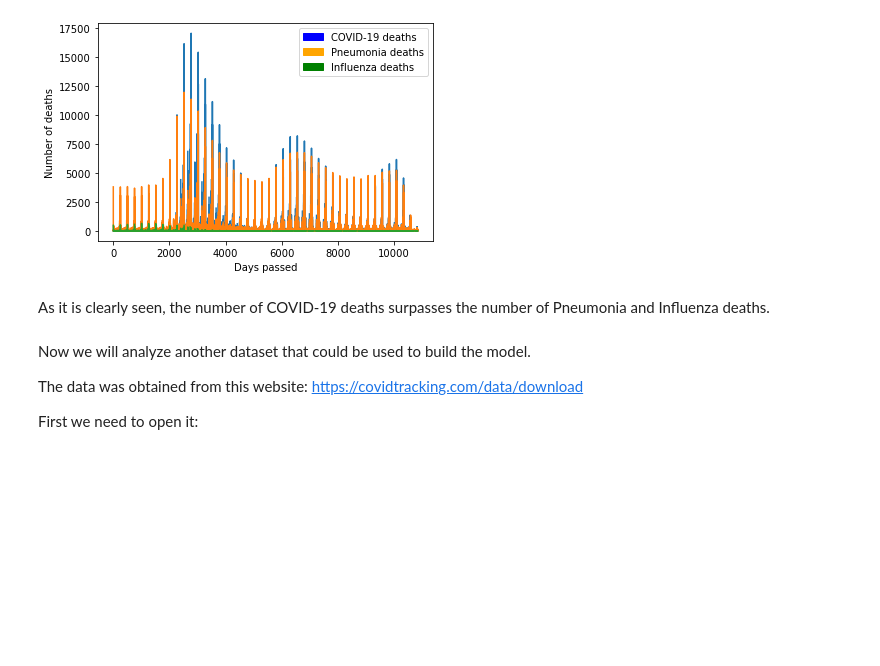
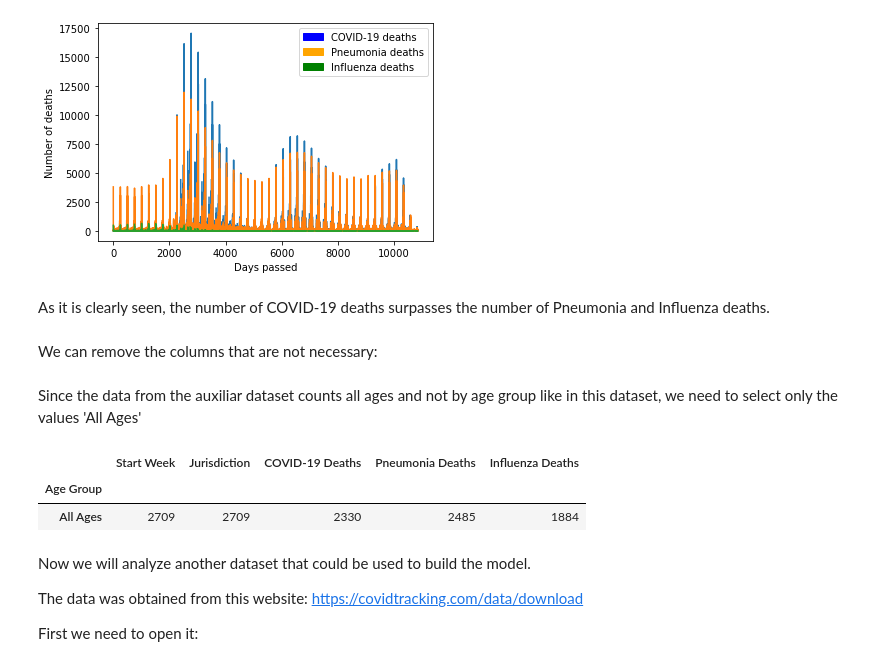
Before and after one commit to SamuelAlves96/DataScience4Covid19, a Jupyter notebook: trabalho_sib_covid.ipynb, the cells around one changed output. Cells and saved outputs as stored; diff of their text form; code cells hidden in the pictures; blank space fills up the shorter version.

```diff
--- a/trabalho_sib_covid.ipynb
+++ b/trabalho_sib_covid.ipynb
@@ -225,6 +225,23 @@ plt.legend(handles=[blue,orange,green])
 [figure]
 # %% [markdown]
 As it is clearly seen, the number of COVID-19 deaths surpasses the number of Pneumonia and Influenza deaths.
+# %% [markdown]
+We can remove the columns that are not necessary:
+# %%
+data.drop(['End Week', 'MMWRyear', 'MMWRweek', 'Group', 'Indicator',
+          'Total Deaths',
+        'Pneumonia or Influenza',
+       'Pneumonia, Influenza, or COVID-19 Deaths', 'Footnote'], axis=1, inplace = True)
+# %% [markdown]
+Since the data from the auxiliar dataset counts all ages and not by age group like in this dataset, we need to select only the values 'All Ages'
+# %%
+data_age=data.loc[data['Age Group'] == 'All Ages']
+# %%
+data_age.groupby('Age Group').count()
+# %% [output]
+|  | Start Week | Jurisdiction | COVID-19 Deaths | Pneumonia Deaths | Influenza Deaths |
+| Age Group |  |  |  |  |  |
+| All Ages | 2709 | 2709 | 2330 | 2485 | 1884 |
 # %% [markdown]
 Now we will analyze another dataset that could be used to build the model.
 
```
